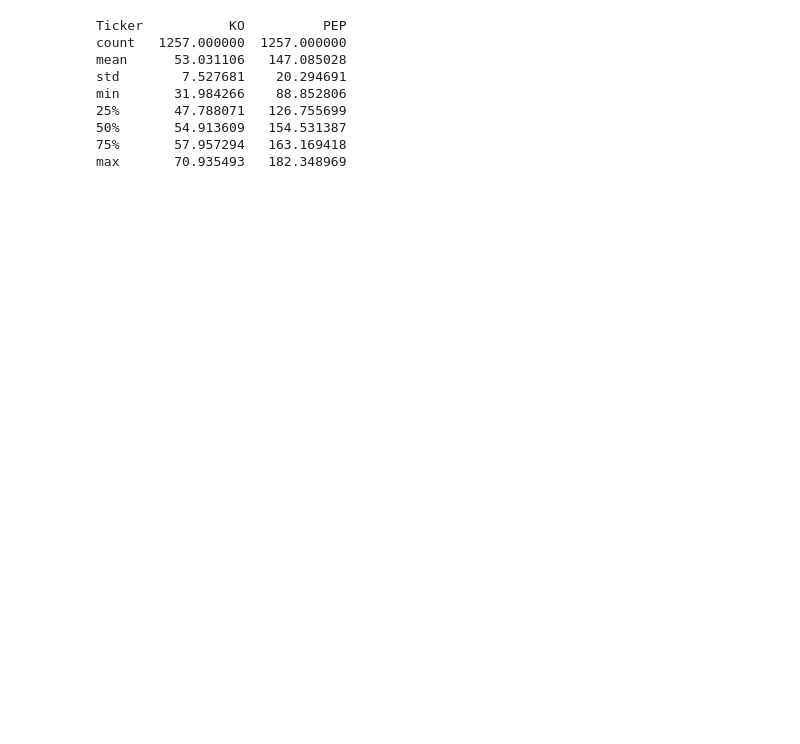
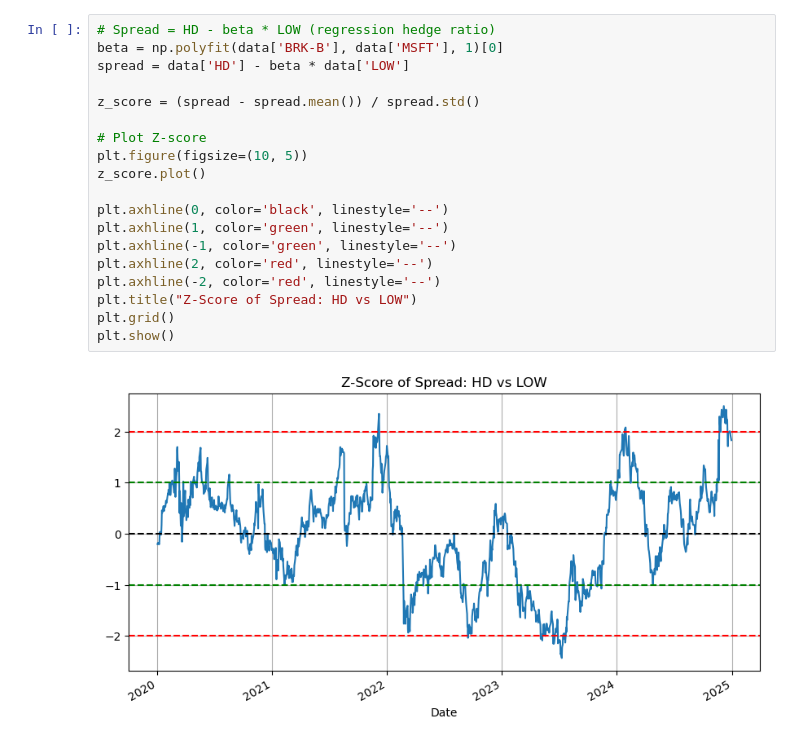
Before and after one commit to derekx24/pairs-trading, a Jupyter notebook: notebooks/pairs_trading.ipynb, the cells around one changed output. Saved outputs shown, nothing was run; the diff lists cells and outputs as text; blank space fills up the shorter version.

```diff
--- a/notebooks/pairs_trading.ipynb
+++ b/notebooks/pairs_trading.ipynb
@@ -36,11 +50,21 @@ plt.show()
 # %%
+# Spread = HD - beta * LOW (regression hedge ratio)
+beta = np.polyfit(data['BRK-B'], data['MSFT'], 1)[0]
+spread = data['HD'] - beta * data['LOW']
+
+z_score = (spread - spread.mean()) / spread.std()
+
+# Plot Z-score
+plt.figure(figsize=(10, 5))
+z_score.plot()
+
+plt.axhline(0, color='black', linestyle='--')
+plt.axhline(1, color='green', linestyle='--')
+plt.axhline(-1, color='green', linestyle='--')
+plt.axhline(2, color='red', linestyle='--')
+plt.axhline(-2, color='red', linestyle='--')
+plt.title("Z-Score of Spread: HD vs LOW")
+plt.grid()
+plt.show()
 # %% [output]
-Ticker           KO          PEP
-count   1257.000000  1257.000000
-mean      53.031106   147.085028
-std        7.527681    20.294691
-min       31.984266    88.852806
-25%       47.788071   126.755699
-50%       54.913609   154.531387
-75%       57.957294   163.169418
-max       70.935493   182.348969
+[figure, added]
```
Also changed, not shown: parts of 3 cells of this notebook.
